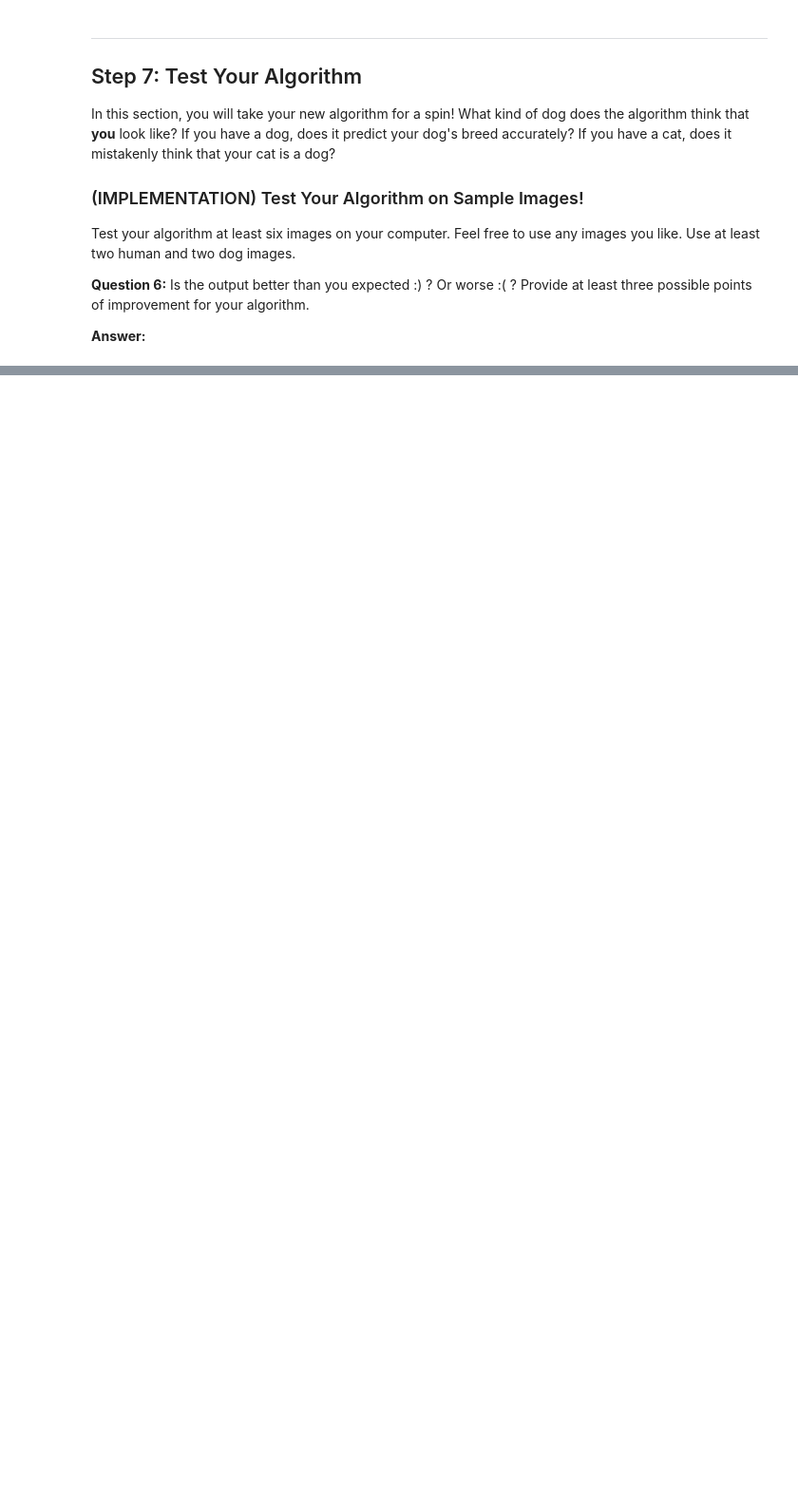
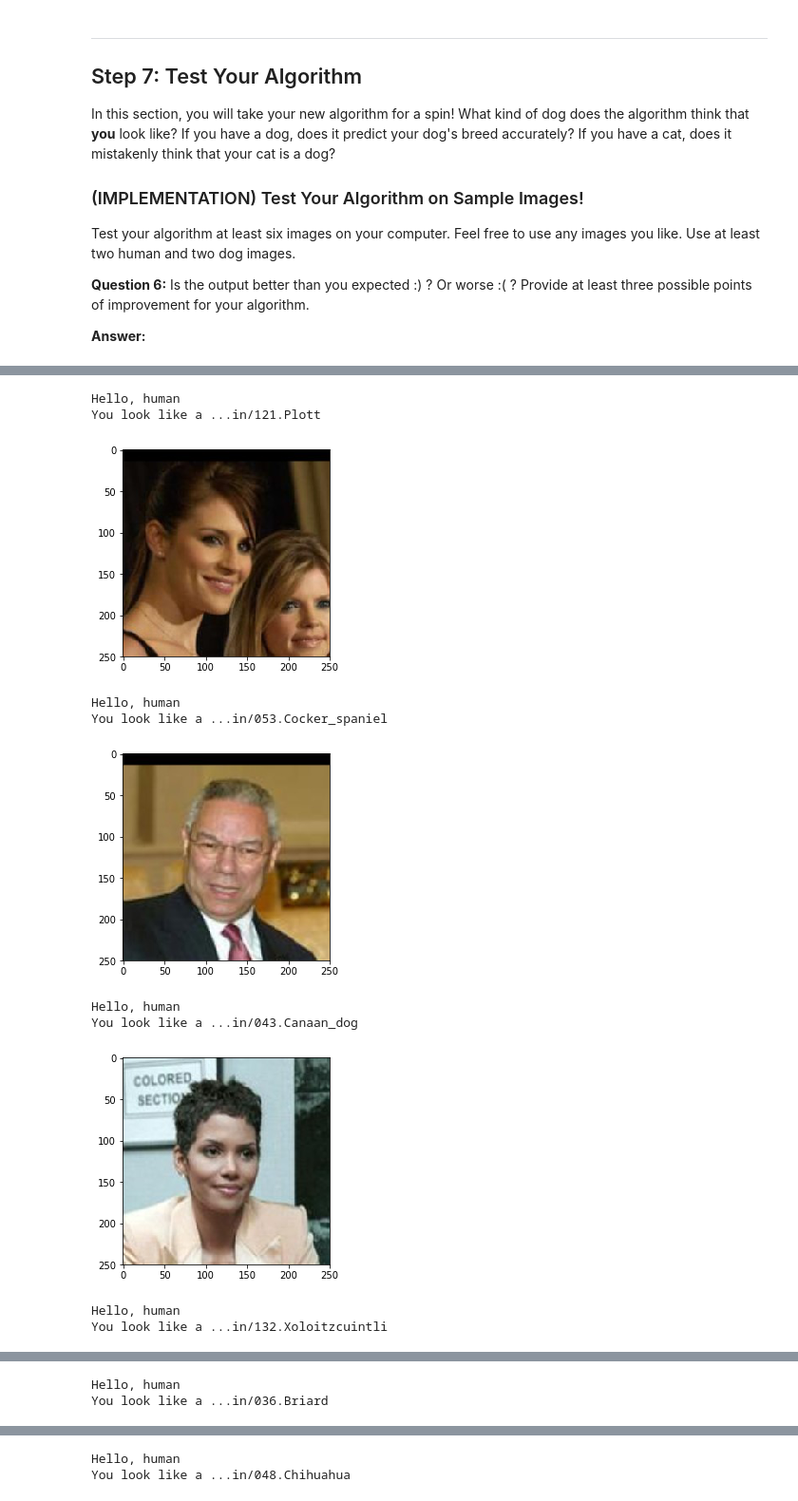
Before and after one commit to HajimeK/dog-project, a Jupyter notebook: dog_app.ipynb, the cells around one changed output, grey strips where cells are left out. Shown at 95% size. Saved outputs shown, nothing was run; the diff lists cells and outputs as text; code cells hidden in the pictures; blank space fills up the shorter version.

```diff
--- a/dog_app.ipynb
+++ b/dog_app.ipynb
@@ -705,0 +803,16 @@ hudog_detector(test_files[0])
+# %%
+arr = np.random.randint(0, len(test_files) - 1, 6)
+for i in arr:
+    hudog_detector(human_files[i])
+# %% [output]
+Hello, human
+You look like a ...in/121.Plott
+[figure, added]
+Hello, human
+You look like a ...in/053.Cocker_spaniel
+[figure, added]
+Hello, human
+You look like a ...in/043.Canaan_dog
+[figure, added]
+Hello, human
+You look like a ...in/132.Xoloitzcuintli
@@ -705,0 +820,2 @@ hudog_detector(test_files[0])
+Hello, human
+You look like a ...in/036.Briard
@@ -705,0 +823,2 @@ hudog_detector(test_files[0])
+Hello, human
+You look like a ...in/048.Chihuahua
```
Also changed, not shown: parts of 28 cells of this notebook.
